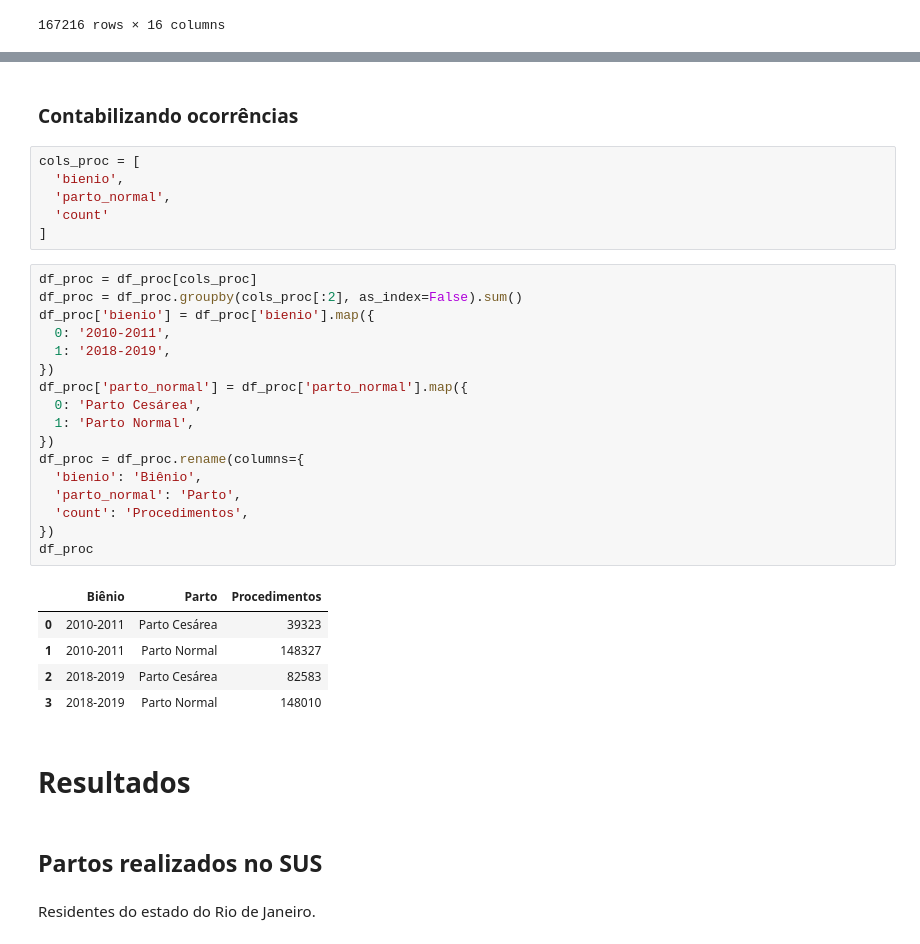
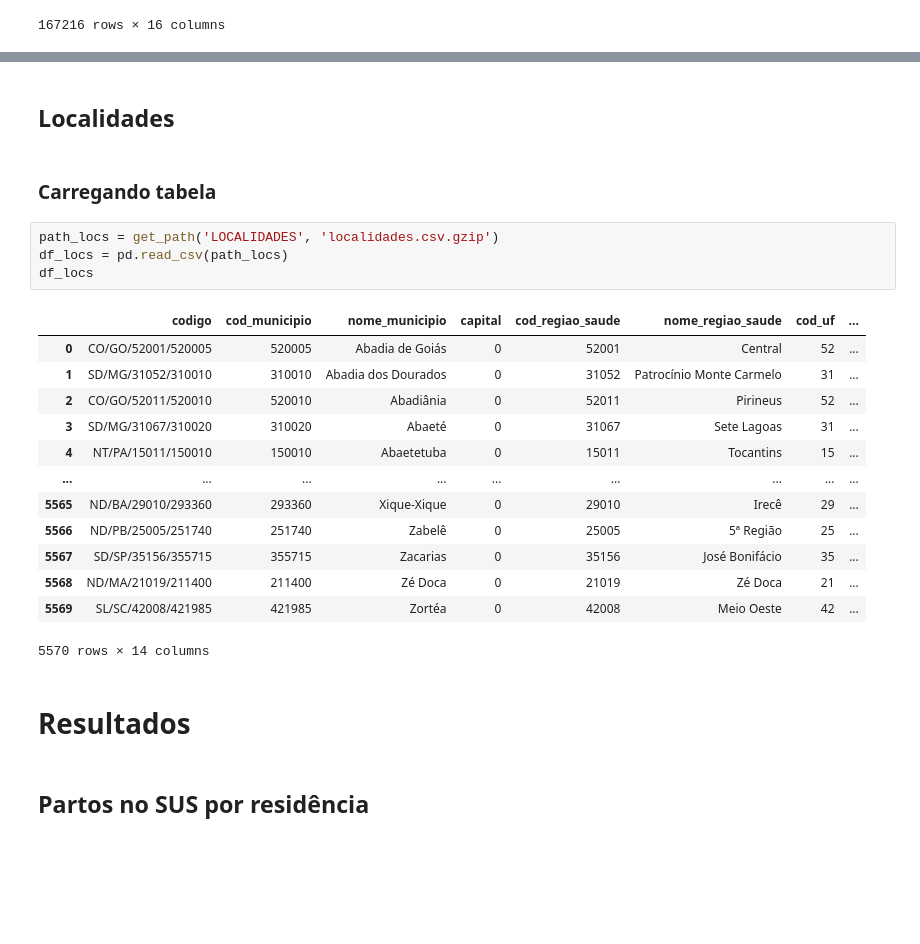
Before and after one commit to lucaslopes/gestantes, a Jupyter notebook: sections/result_occurences.ipynb, the cells around one changed output, grey strips where cells are left out. Saved outputs shown, nothing was run; the diff lists cells and outputs as text; blank space fills up the shorter version.

```diff
--- a/sections/result_occurences.ipynb
+++ b/sections/result_occurences.ipynb
@@ -68,37 +44,26 @@ df_proc
-# %% [markdown]
-### Contabilizando ocorrências
-# %%
-cols_proc = [
-  'bienio',
-  'parto_normal',
-  'count'
-]
-# %%
-df_proc = df_proc[cols_proc]
-df_proc = df_proc.groupby(cols_proc[:2], as_index=False).sum()
-df_proc['bienio'] = df_proc['bienio'].map({
-  0: '2010-2011',
-  1: '2018-2019',
-})
-df_proc['parto_normal'] = df_proc['parto_normal'].map({
-  0: 'Parto Cesárea',
-  1: 'Parto Normal',
-})
-df_proc = df_proc.rename(columns={
-  'bienio': 'Biênio',
-  'parto_normal': 'Parto',
-  'count': 'Procedimentos',
-})
-df_proc
-# %% [output]
-|  | Biênio | Parto | Procedimentos |
-| 0 | 2010-2011 | Parto Cesárea | 39323 |
-| 1 | 2010-2011 | Parto Normal | 148327 |
-| 2 | 2018-2019 | Parto Cesárea | 82583 |
-| 3 | 2018-2019 | Parto Normal | 148010 |
+# %% [markdown]
+## Localidades
+# %% [markdown]
+### Carregando tabela
+# %%
+path_locs = get_path('LOCALIDADES', 'localidades.csv.gzip')
+df_locs = pd.read_csv(path_locs)
+df_locs
+# %% [output]
+|  | codigo | cod_municipio | nome_municipio | capital | cod_regiao_saude | nome_regiao_saude | cod_uf | ... |
+| 0 | CO/GO/52001/520005 | 520005 | Abadia de Goiás | 0 | 52001 | Central | 52 | ... |
+| 1 | SD/MG/31052/310010 | 310010 | Abadia dos Dourados | 0 | 31052 | Patrocínio Monte Carmelo | 31 | ... |
+| 2 | CO/GO/52011/520010 | 520010 | Abadiânia | 0 | 52011 | Pirineus | 52 | ... |
+| 3 | SD/MG/31067/310020 | 310020 | Abaeté | 0 | 31067 | Sete Lagoas | 31 | ... |
+| 4 | NT/PA/15011/150010 | 150010 | Abaetetuba | 0 | 15011 | Tocantins | 15 | ... |
+| ... | ... | ... | ... | ... | ... | ... | ... | ... |
+| 5565 | ND/BA/29010/293360 | 293360 | Xique-Xique | 0 | 29010 | Irecê | 29 | ... |
+| 5566 | ND/PB/25005/251740 | 251740 | Zabelê | 0 | 25005 | 5ª Região | 25 | ... |
+| 5567 | SD/SP/35156/355715 | 355715 | Zacarias | 0 | 35156 | José Bonifácio | 35 | ... |
+| 5568 | ND/MA/21019/211400 | 211400 | Zé Doca | 0 | 21019 | Zé Doca | 21 | ... |
+| 5569 | SL/SC/42008/421985 | 421985 | Zortéa | 0 | 42008 | Meio Oeste | 42 | ... |
+5570 rows × 14 columns
 # %% [markdown]
 # Resultados
 # %% [markdown]
-## Partos realizados no SUS
+## Partos no SUS por residência
-# %% [markdown]
-Residentes do estado do Rio de Janeiro.
```
Also changed, not shown: parts of 11 cells of this notebook, 3 other files.
